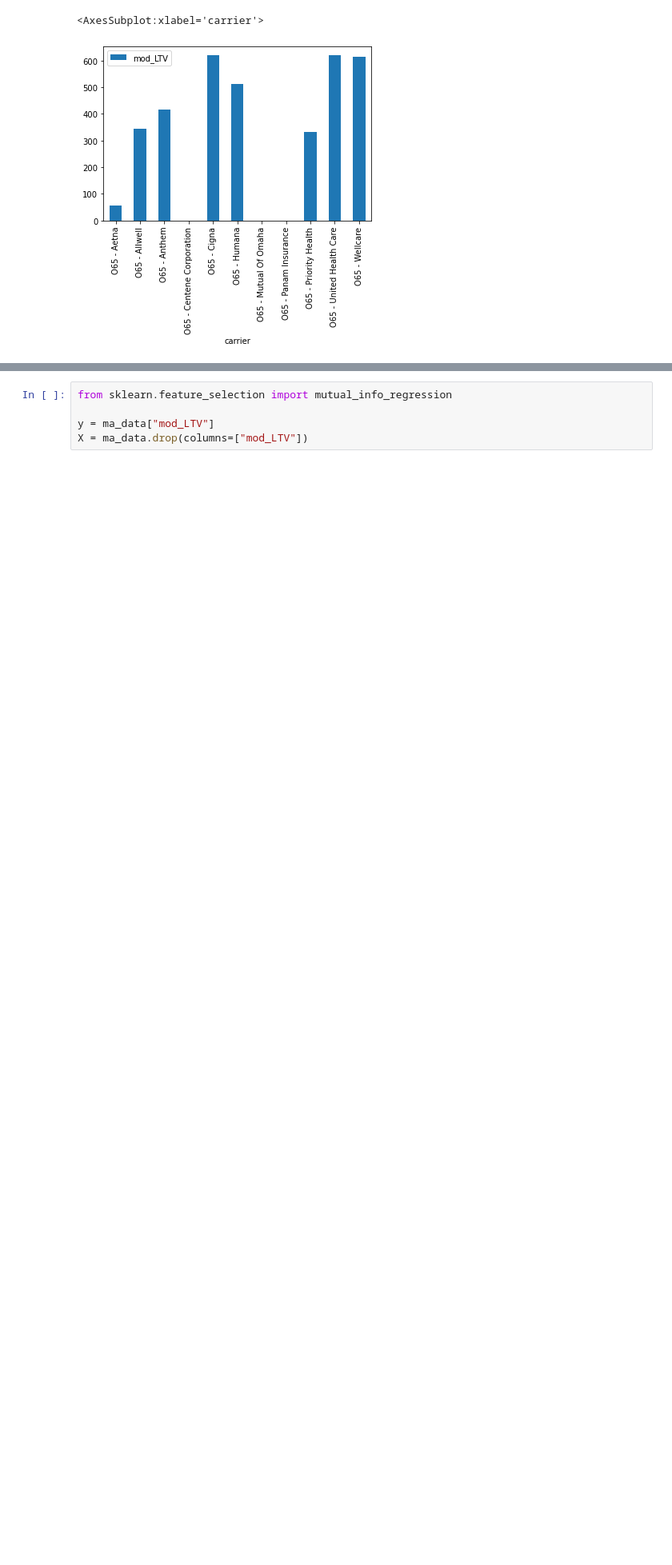
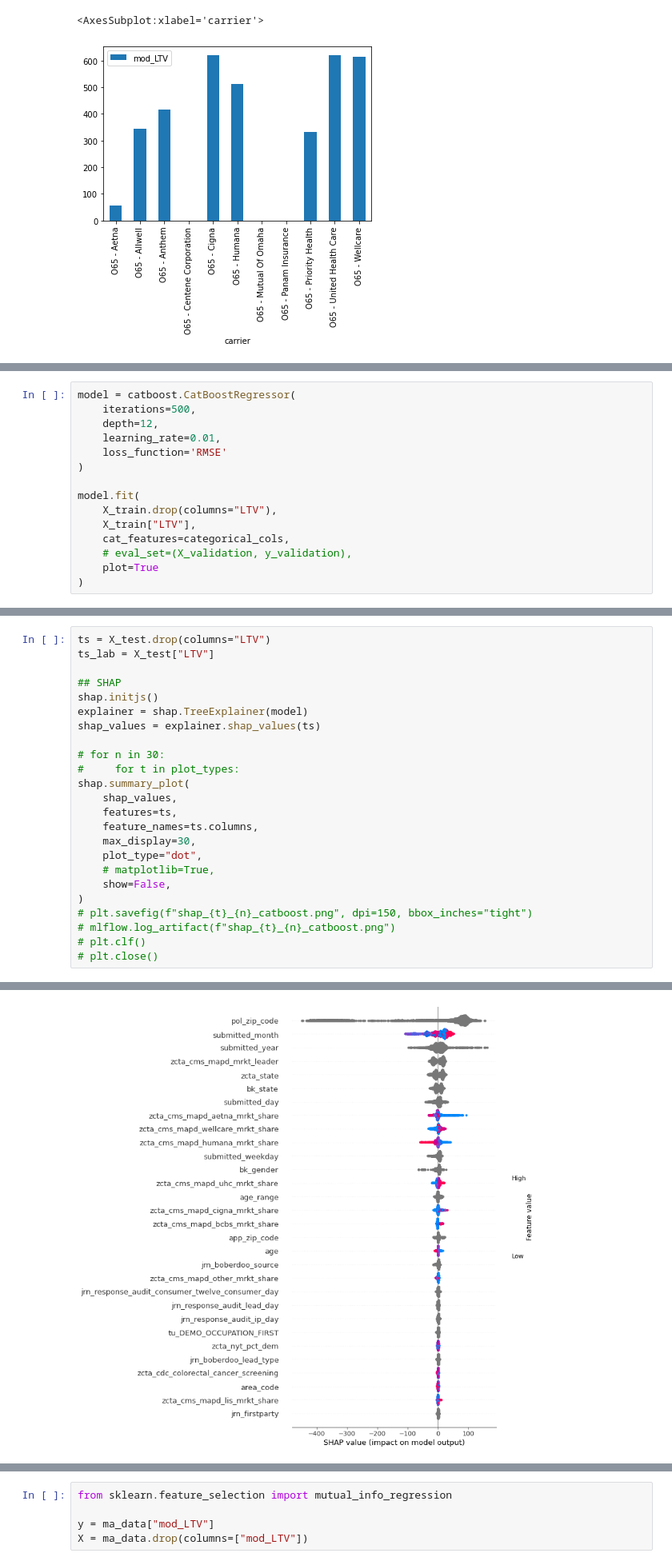
Before and after one commit to jawhar-healthcare/MedicareAdvantage_Pre_Conversion_LTV, a Jupyter notebook: model_dev.ipynb, the cells around one changed output, grey strips where cells are left out. Shown at 80% size. Cells and saved outputs as stored; diff of their text form; blank space fills up the shorter version.

```diff
--- a/model_dev.ipynb
+++ b/model_dev.ipynb
@@ -133,0 +194,15 @@ categorical_columns
+# %%
+model = catboost.CatBoostRegressor(
+    iterations=500,
+    depth=12,
+    learning_rate=0.01,
+    loss_function='RMSE'
+)
+
+model.fit(
+    X_train.drop(columns="LTV"),
+    X_train["LTV"],
+    cat_features=categorical_cols,
+    # eval_set=(X_validation, y_validation),
+    plot=True
+)
@@ -133,0 +215,25 @@ categorical_columns
+# %%
+ts = X_test.drop(columns="LTV")
+ts_lab = X_test["LTV"]
+
+## SHAP
+shap.initjs()
+explainer = shap.TreeExplainer(model)
+shap_values = explainer.shap_values(ts)
+
+# for n in 30:
+#     for t in plot_types:
+shap.summary_plot(
+    shap_values,
+    features=ts,
+    feature_names=ts.columns,
+    max_display=30,
+    plot_type="dot",
+    # matplotlib=True,
+    show=False,
+)
+# plt.savefig(f"shap_{t}_{n}_catboost.png", dpi=150, bbox_inches="tight")
+# mlflow.log_artifact(f"shap_{t}_{n}_catboost.png")
+# plt.clf()
+# plt.close()
+# %% [output]
@@ -133,0 +241 @@ categorical_columns
+[figure, added]
```
Also changed, not shown: parts of 34 cells of this notebook, 10 other files.
